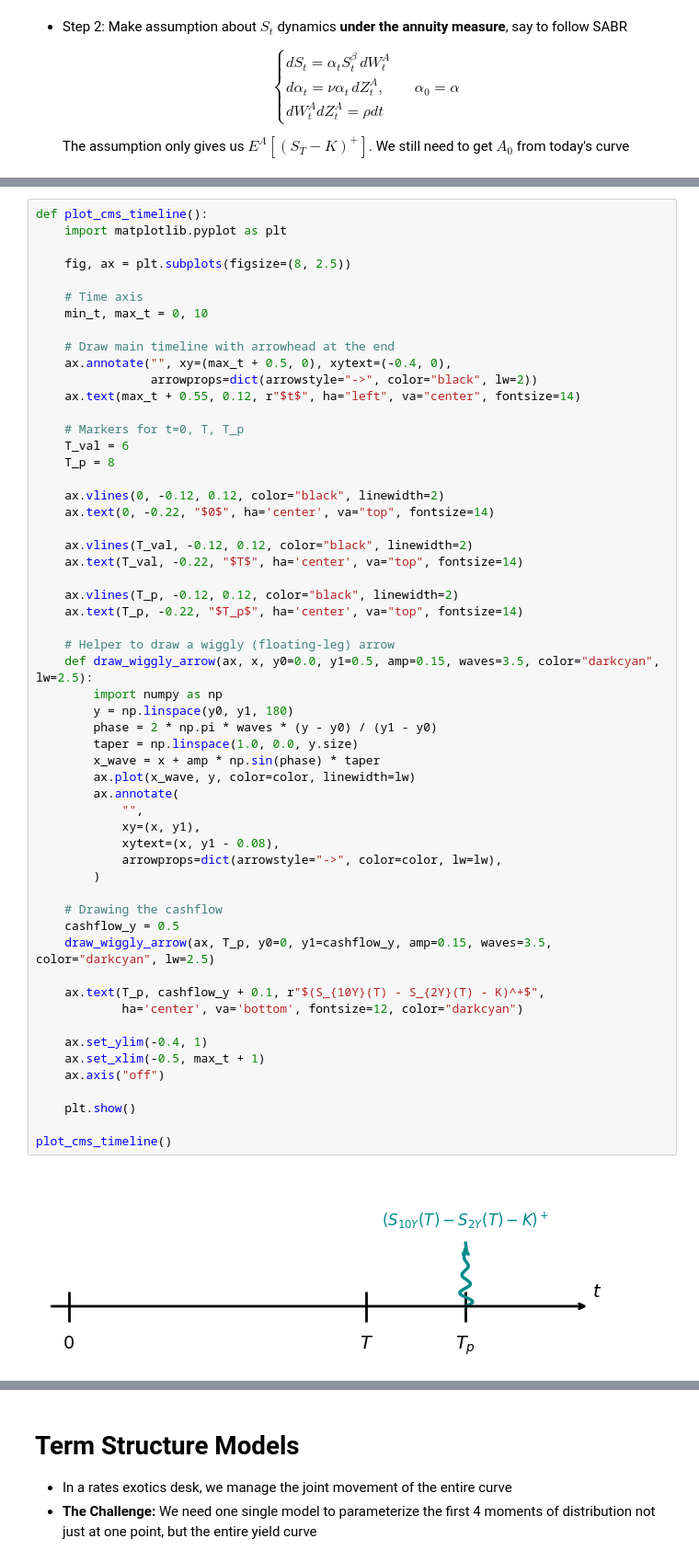
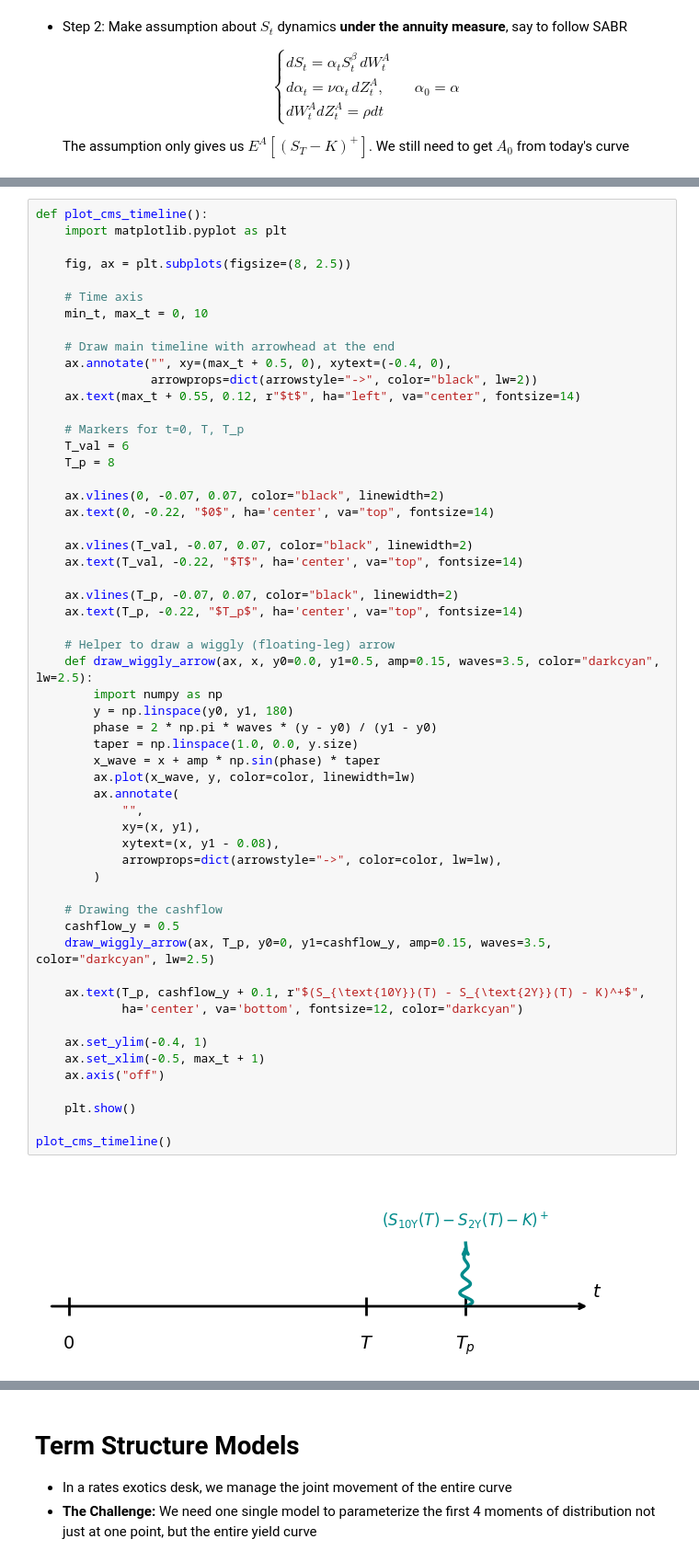
Before and after one commit to beginnerSC/slides, a Jupyter notebook: docs/rates.ipynb, the cells around one changed output, grey strips where cells are left out. Shown at 92% size. Drawn from its saved outputs; the diff is of its cells as text.

```diff
--- a/docs/rates.ipynb
+++ b/docs/rates.ipynb
@@ -616,43 +616,43 @@ def plot_cms_timeline():
     T_val = 6
     T_p = 8
 
-    ax.vlines(0, -0.12, 0.12, color="black", linewidth=2)
+    ax.vlines(0, -0.07, 0.07, color="black", linewidth=2)
     ax.text(0, -0.22, "$0$", ha='center', va="top", fontsize=14)
 
-    ax.vlines(T_val, -0.12, 0.12, color="black", linewidth=2)
+    ax.vlines(T_val, -0.07, 0.07, color="black", linewidth=2)
     ax.text(T_val, -0.22, "$T$", ha='center', va="top", fontsize=14)
 
-    ax.vlines(T_p, -0.12, 0.12, color="black", linewidth=2)
+    ax.vlines(T_p, -0.07, 0.07, color="black", linewidth=2)
     ax.text(T_p, -0.22, "$T_p$", ha='center', va="top", fontsize=14)
 
     # Helper to draw a wiggly (floating-leg) arrow
     def draw_wiggly_arrow(ax, x, y0=0.0, y1=0.5, amp=0.15, waves=3.5, color="darkcyan", lw=2.5):
         import numpy as np
         y = np.linspace(y0, y1, 180)
         phase = 2 * np.pi * waves * (y - y0) / (y1 - y0)
         taper = np.linspace(1.0, 0.0, y.size)
         x_wave = x + amp * np.sin(phase) * taper
         ax.plot(x_wave, y, color=color, linewidth=lw)
         ax.annotate(
             "",
             xy=(x, y1),
             xytext=(x, y1 - 0.08),
             arrowprops=dict(arrowstyle="->", color=color, lw=lw),
         )
 
     # Drawing the cashflow
     cashflow_y = 0.5
     draw_wiggly_arrow(ax, T_p, y0=0, y1=cashflow_y, amp=0.15, waves=3.5, color="darkcyan", lw=2.5)
 
-    ax.text(T_p, cashflow_y + 0.1, r"$(S_{10Y}(T) - S_{2Y}(T) - K)^+$",
+    ax.text(T_p, cashflow_y + 0.1, r"$(S_{\text{10Y}}(T) - S_{\text{2Y}}(T) - K)^+$",
             ha='center', va='bottom', fontsize=12, color="darkcyan")
 
     ax.set_ylim(-0.4, 1)
     ax.set_xlim(-0.5, max_t + 1)
     ax.axis("off")
 
     plt.show()
 
 plot_cms_timeline()
 # %% [output]
-[figure, old version]
+[figure, new version]
```
Also changed, not shown: parts of 6 cells of this notebook, 2 other files.
